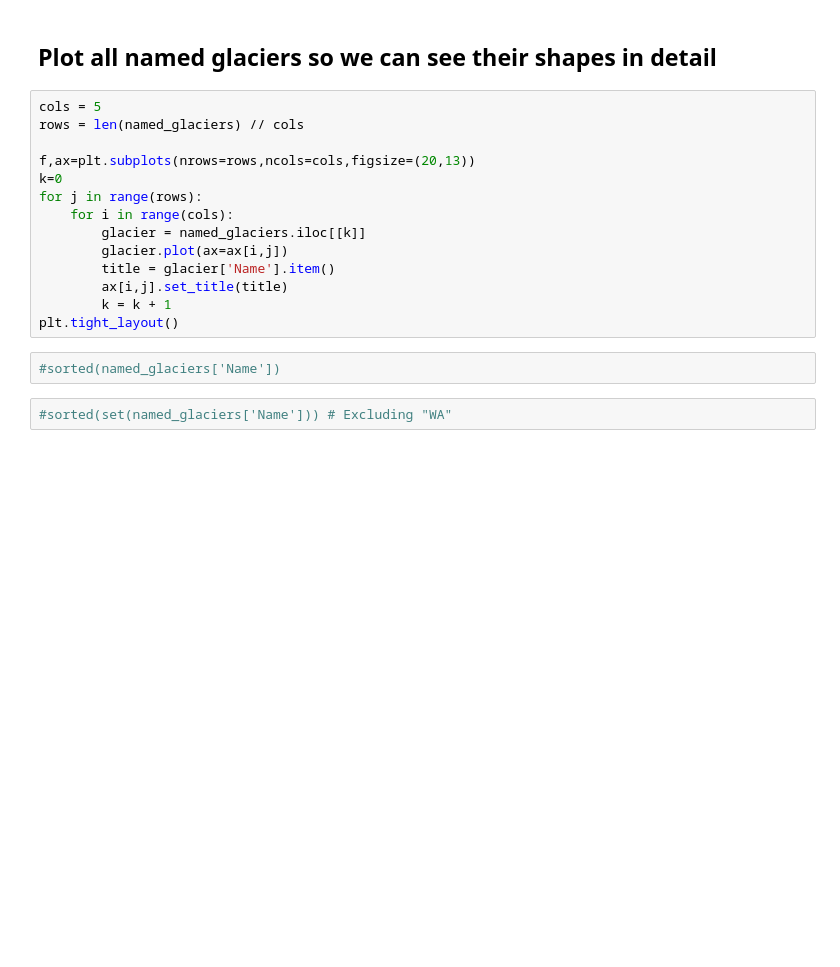
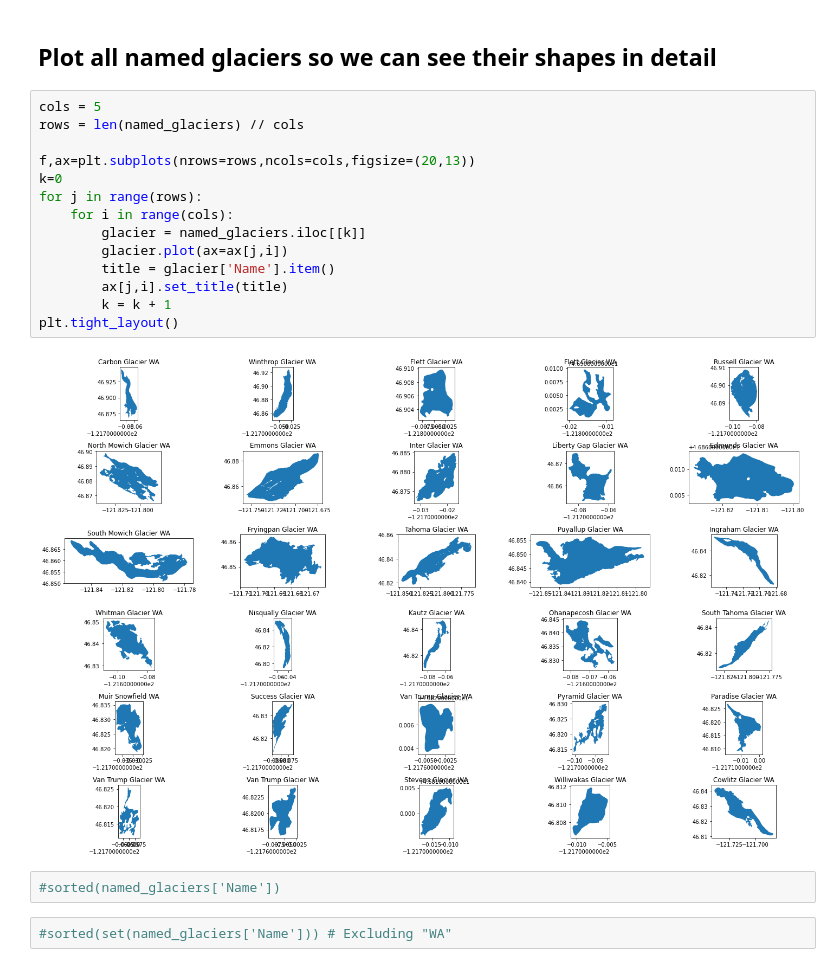
Before and after one commit to egagli/sar_snowmelt_timing, a Jupyter notebook: shapefiles/rgi_download_viz.ipynb, the cells around one changed output. Saved outputs shown, nothing was run; the diff lists cells and outputs as text; blank space fills up the shorter version.

```diff
--- a/shapefiles/rgi_download_viz.ipynb
+++ b/shapefiles/rgi_download_viz.ipynb
@@ -63,17 +139,19 @@ glacier['Name'].item()
 # %%
 cols = 5
 rows = len(named_glaciers) // cols
 
 f,ax=plt.subplots(nrows=rows,ncols=cols,figsize=(20,13))
 k=0
 for j in range(rows):
     for i in range(cols):
         glacier = named_glaciers.iloc[[k]]
-        glacier.plot(ax=ax[i,j])
+        glacier.plot(ax=ax[j,i])
         title = glacier['Name'].item()
-        ax[i,j].set_title(title)
+        ax[j,i].set_title(title)
         k = k + 1
 plt.tight_layout()
+# %% [output]
+[figure, added]
 # %%
 #sorted(named_glaciers['Name'])
 # %%
```
Also changed, not shown: parts of 15 cells of this notebook, 2 other files.
